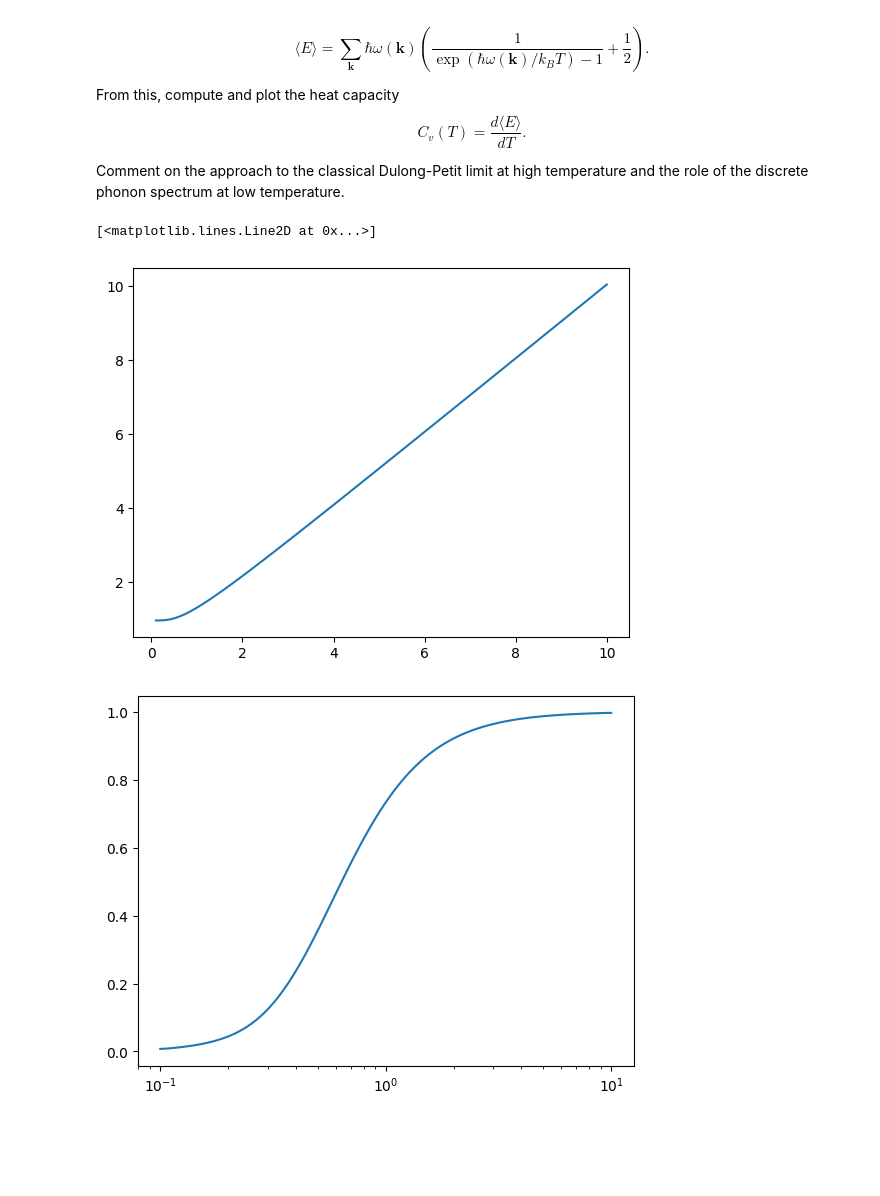
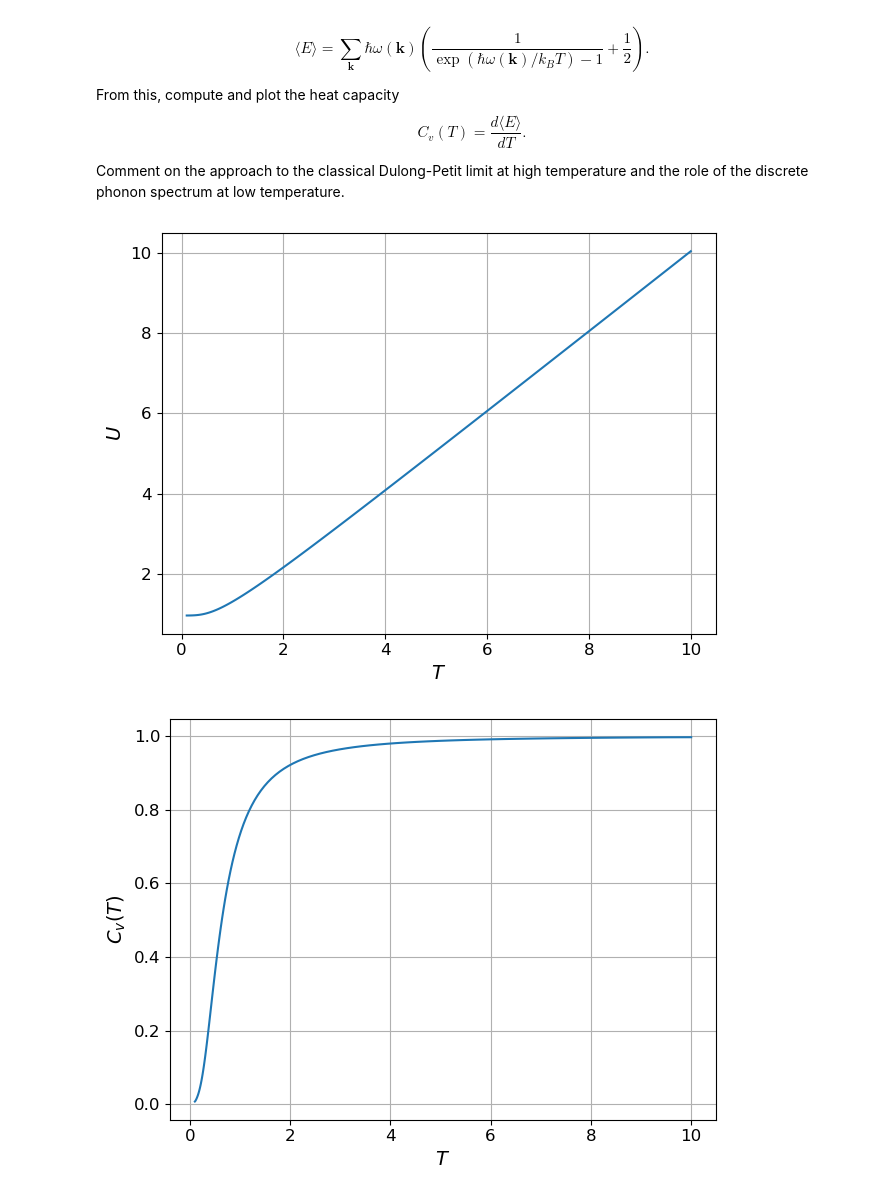
Before and after one commit to Danielle-06/Statfys-2-2026, a Jupyter notebook: 03.lattice_vibrations_nb.ipynb, the cells around one changed output. Saved outputs shown, nothing was run; the diff lists cells and outputs as text; code cells hidden in the pictures; blank space fills up the shorter version.

Commit message:
plots netjes gemaakt

```diff
--- a/03.lattice_vibrations_nb.ipynb
+++ b/03.lattice_vibrations_nb.ipynb
@@ -394,14 +394,24 @@ N = 100
 T = np.logspace(-1,1,100)
 U = np.zeros(N)
 for i in range(N):
-    U[i] = np.sum(w_2*(1/(np.e**(w_2/T[i])-1)+0.5)*g_w)*dw
-plt.plot(T,U)
+    U[i] = np.sum(w_2*(1/(np.e**(w_2/T[i])-1)+0.5)*g_w)*dw #danielle did something clever in order to rewrite the sum. see report for details.
+plt.plot(T,U) #just plotting the internal energy as a function of temperature
+plt.ylabel(r"$U$", fontsize=14)
+plt.xlabel(r"$T$", fontsize=14)
+plt.xticks(fontsize=12)
+plt.yticks(fontsize=12)
+plt.grid()
+plt.tight_layout()
 # %% [output]
-[<matplotlib.lines.Line2D at 0x...>]
-[figure, old version]
+[figure, new version]
 # %%
 C_V = np.gradient(U,T)
 plt.plot(T,C_V)
-plt.xscale("log")
+plt.ylabel(r"$C_v(T)$", fontsize=14)
+plt.xlabel(r"$T$", fontsize=14)
+plt.xticks(fontsize=12)
+plt.yticks(fontsize=12)
+plt.grid()
+plt.tight_layout()
 # %% [output]
-[figure, old version]
+[figure, new version]
```
Also changed, not shown: parts of 5 cells of this notebook, 5 other files.
